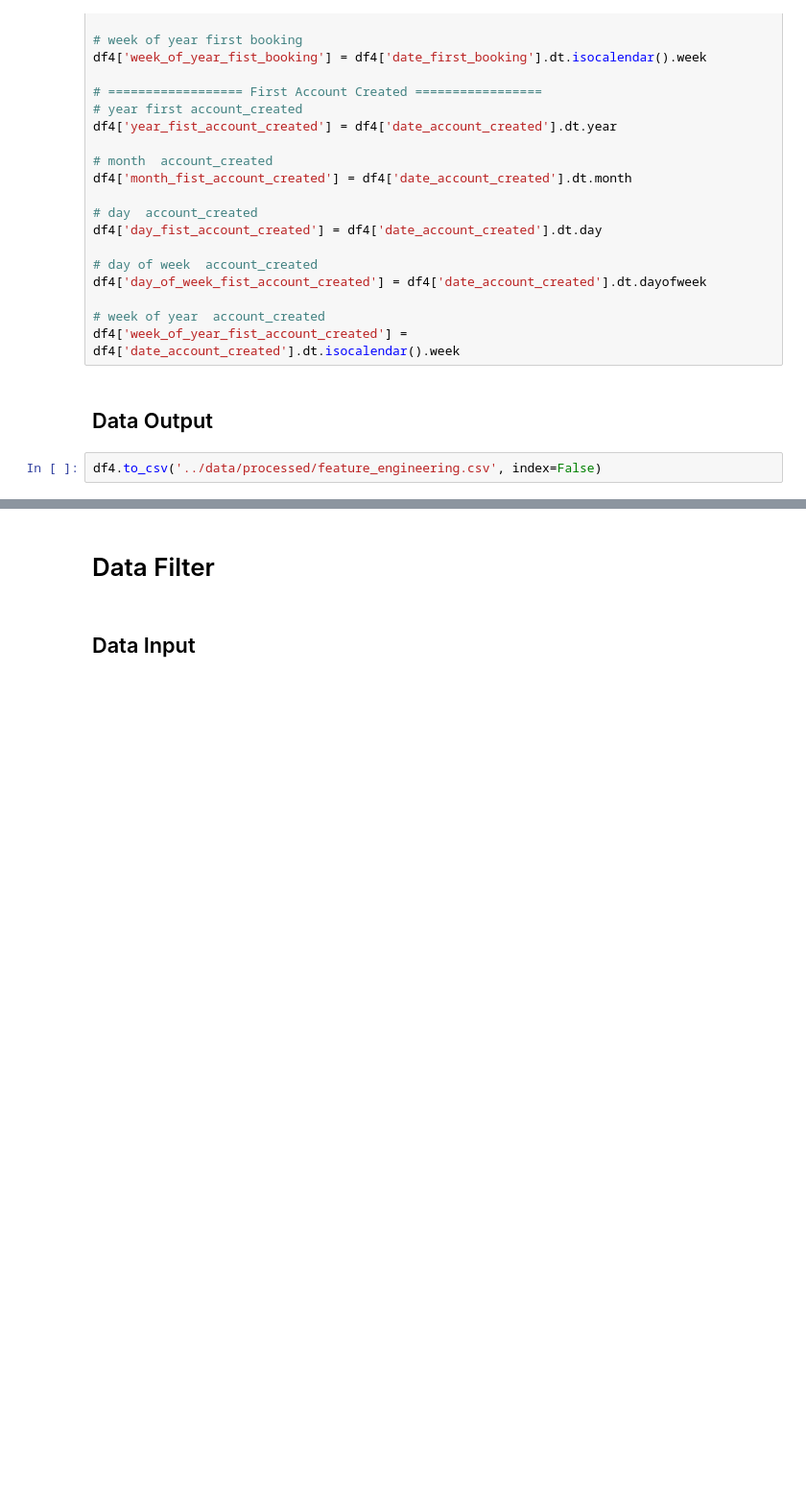
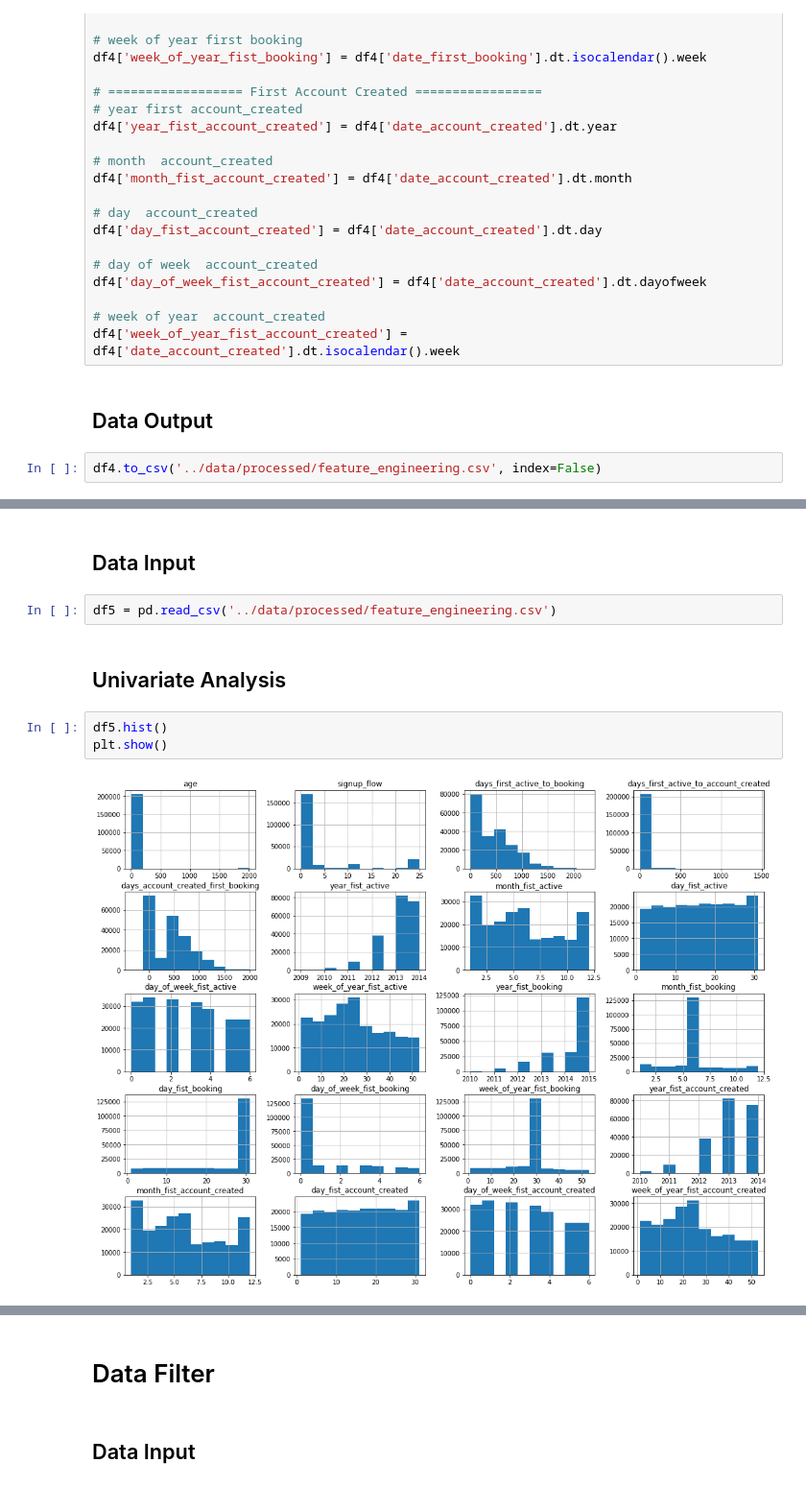
Before and after one commit to MarcosRMG/pa000_airbnb, a Jupyter notebook: notebooks/airbnb.ipynb, the cells around one changed output, grey strips where cells are left out. Shown at 96% size. Drawn from its saved outputs; the diff is of its cells as text; blank space fills up the shorter version.

Commit message:
Data Exploratory

```diff
--- a/notebooks/airbnb.ipynb
+++ b/notebooks/airbnb.ipynb
@@ -397,0 +432,11 @@ df4.to_csv('../data/processed/feature_engineering.csv', index=False)
+# %% [markdown]
+## Data Input
+# %%
+df5 = pd.read_csv('../data/processed/feature_engineering.csv')
+# %% [markdown]
+## Univariate Analysis
+# %%
+df5.hist()
+plt.show()
+# %% [output]
+[figure, added]
```
Also changed, not shown: parts of 24 cells of this notebook, 2 other files.
